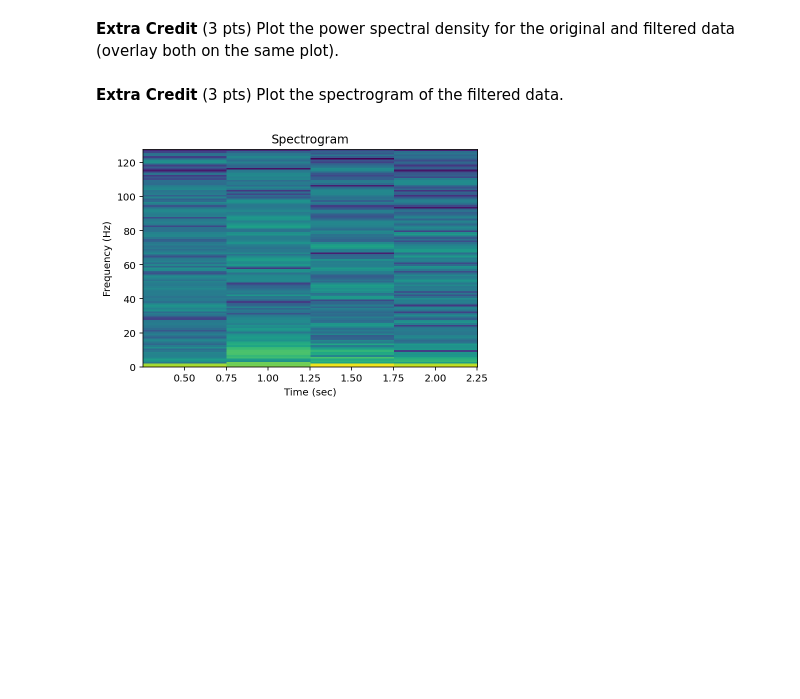
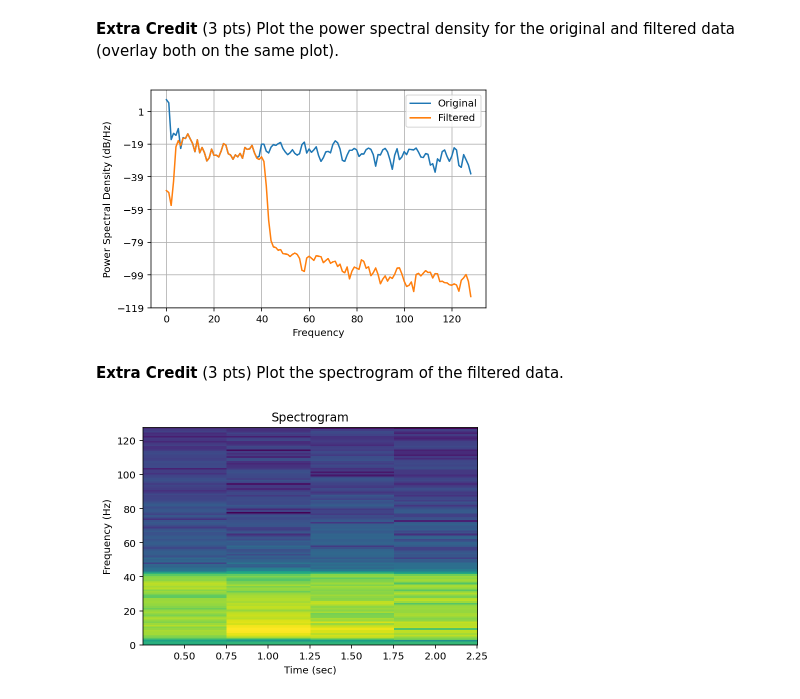
Before and after one commit to nishadalal120/NEU-365P-385L-Spring-2021, a Jupyter notebook: homework/homework-timeseries.ipynb, the cells around one changed output. Saved outputs shown, nothing was run; the diff lists cells and outputs as text; code cells hidden in the pictures; blank space fills up the shorter version.

```diff
--- a/homework/homework-timeseries.ipynb
+++ b/homework/homework-timeseries.ipynb
@@ -217,13 +232,20 @@ plt.show()
 ### !!!These questions are required for normal (NOT extra) credit for 385L.
 # %% [markdown]
 **Extra Credit** (3 pts) Plot the power spectral density for the original and filtered data  (overlay both on the same plot).
+# %%
+plt.psd(data, Fs=sampleFreq_Hz, label="Original")
+plt.psd(filteredData, Fs=sampleFreq_Hz, label="Filtered")
+plt.legend()
+plt.show()
+# %% [output]
+[figure, added]
 # %% [markdown]
 **Extra Credit** (3 pts) Plot the spectrogram of the filtered data.
 # %%
-plt.specgram(data, Fs=s_f);
+plt.specgram(filteredData, Fs=sampleFreq_Hz);
 plt.xlabel('Time (sec)')
 plt.ylabel('Frequency (Hz)')
 plt.title('Spectrogram')
 plt.show()
 # %% [output]
-[figure, old version]
+[figure, new version]
```
Also changed, not shown: parts of 7 cells of this notebook.
